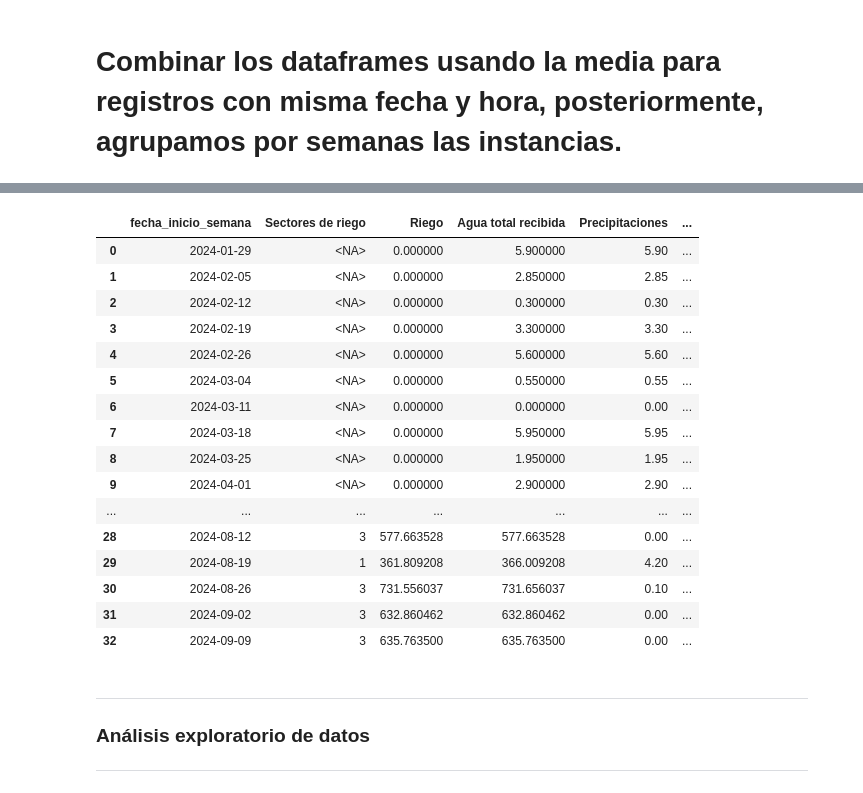
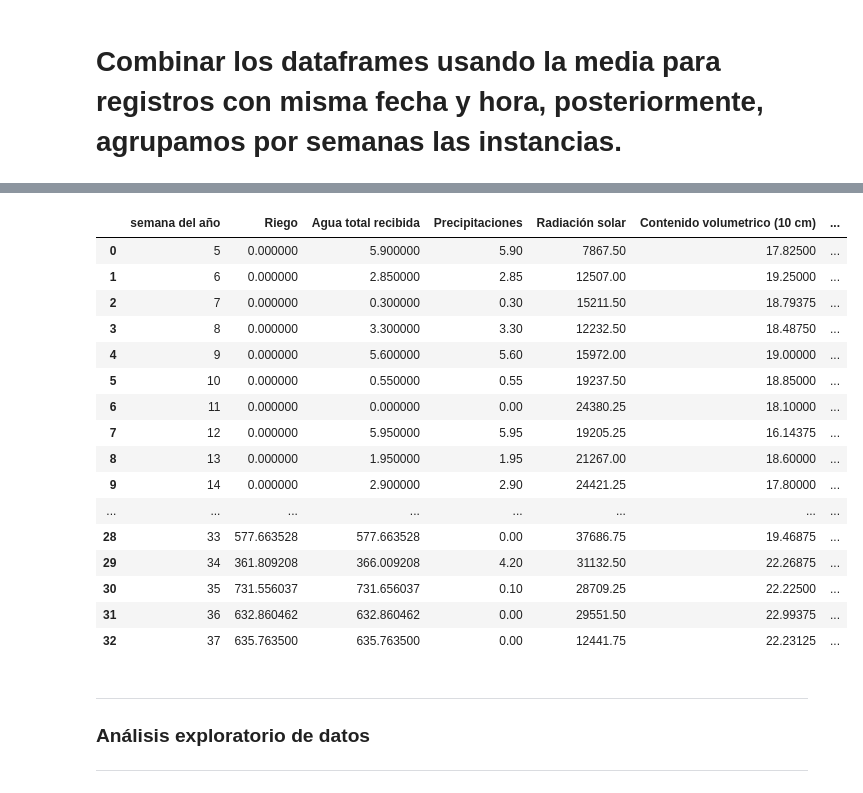
Before and after one commit to rodrigocastroviejo/Optimizacion-de-Riego-Deficitario-Controlado-en-cultivos-Le-osos-Mediante-Machine-Learning, a Jupyter notebook: model/EDA.ipynb, the cells around one changed output, grey strips where cells are left out. Cells and saved outputs as stored; diff of their text form; code cells hidden in the pictures.

```diff
--- a/model/EDA.ipynb
+++ b/model/EDA.ipynb
@@ -133,9 +119,17 @@ estado = [
     'Temperatura en suelo (40 cm)', 'Temperatura en suelo (60 cm)',
     'Índice de calor', 'Humedad relativa', 'Presión de vapor',
     'Temperatura', 'Punto de rocío', 'Temperatura del bulbo húmedo',
-    'Velocidad del viento', 'Racha de viento máxima',
+    'Velocidad del viento', 'Dirección del viento', 'Racha de viento máxima',
     'Humectación en hoja (porcentaje)', 'Presión atmosférica'
 ]
+
+# Para dirección del viento necesitamos un tratamiento especial (promedio circular)
+def mean_angle(angles):
+    """Calcula el promedio angular en grados"""
+    import math
+    sin_sum = sum(math.sin(math.radians(a)) for a in angles)
+    cos_sum = sum(math.cos(math.radians(a)) for a in angles)
+    return math.degrees(math.atan2(sin_sum, cos_sum)) % 360
 
 # Creamos una columna de año-semana para agrupar
 df_combinado['year_week'] = df_combinado.index.strftime('%Y-%U')
@@ -147,6 +141,9 @@ df_semanal = df_combinado.groupby('year_week').agg({
 
     # Variables de estado: mediana (robusta a outliers)
     **{col: 'median' for col in estado if col != 'Dirección del viento'},
+
+    # Dirección del viento: promedio circular
+    'Dirección del viento': lambda x: mean_angle(x.dropna()),
 
     # Hora: podemos quedarnos con la hora más frecuente o dejarla como conteo
     'hour': lambda x: x.mode()[0] if len(x.mode()) > 0 else None
@@ -198,7 +195,6 @@ with pd.option_context('display.max_rows', None, 'display.max_columns', None):
 df_semanal_con_riego = df_semanal.copy()
 
 # Inicializar nuevas columnas
-df_semanal_con_riego['Sectores de riego'] = np.nan
 df_semanal_con_riego['Riego'] = 0.0
 df_semanal_con_riego['Agua total recibida'] = df_semanal_con_riego['Precipitaciones']
 
@@ -217,7 +213,6 @@ for _, riego in df_riego.iterrows():
     fin = riego['Fin']
     agua_total = riego['Agua m³']
     duracion_horas = riego['Duración'].total_seconds() / 3600;
-    sectores = riego['Sectores de Riego']
 
     # Calcular agua por hora
     agua_por_hora = agua_total / duracion_horas
@@ -229,61 +224,56 @@ for _, riego in df_riego.iterrows():
     if semana_inicio is None and semana_fin is None:
         continue  # Riego fuera del rango de semanas analizado
 
     if semana_inicio == semana_fin:
         # Riego completo dentro de una semana
         df_semanal_con_riego.at[semana_inicio, 'Riego'] += agua_total
-        df_semanal_con_riego.at[semana_inicio, 'Sectores de riego'] = sectores
     else:
         # Riego cruza límite semanal - dividir proporcionalmente
         fin_semana = df_semanal_con_riego.loc[semana_inicio, 'fecha_inicio_semana'] + pd.Timedelta(days=7)
         horas_en_semana_inicio = (fin_semana - inicio).total_seconds() / 3600
         horas_en_semana_fin = duracion_horas - horas_en_semana_inicio
 
         # Asignar agua proporcional
         df_semanal_con_riego.at[semana_inicio, 'Riego'] += agua_por_hora * horas_en_semana_inicio
         df_semanal_con_riego.at[semana_fin, 'Riego'] += agua_por_hora * horas_en_semana_fin
 
-        # Asignar sectores (prioridad a la semana con más horas)
-        if horas_en_semana_inicio >= horas_en_semana_fin:
-            df_semanal_con_riego.at[semana_inicio, 'Sectores de riego'] = sectores
-        else:
-            df_semanal_con_riego.at[semana_fin, 'Sectores de riego'] = sectores
-
 # Hacemos la media ya que hasta hora, hemos calculad el acumulativo de riego de los dos sectores(sector 1 y 3)
 df_semanal_con_riego['Riego'] = df_semanal_con_riego['Riego'] / 2
+# No contemplamos los sectores de riego debido a esta media, ya que la informacion sería irrelevante ya que no se ve reflejada en los datos
 
 # Calcular agua total recibida (precipitaciones + riego)
 df_semanal_con_riego['Agua total recibida'] = df_semanal_con_riego['Precipitaciones'] + df_semanal_con_riego['Riego']
 
-# Convertir sectores de riego a entero (manteniendo NaN donde no hay datos)
-df_semanal_con_riego['Sectores de riego'] = df_semanal_con_riego['Sectores de riego'].astype('Int64')
-
 # Reordenar columnas para mejor visualización
-column_order = ['fecha_inicio_semana', 'Sectores de riego', 'Riego', 'Agua total recibida'] + \
+column_order = ['fecha_inicio_semana', 'Riego', 'Agua total recibida'] + \
                [col for col in df_semanal.columns if col not in ['fecha_inicio_semana']]
 df_semanal_con_riego = df_semanal_con_riego[column_order]
+
+# Convertir fecha de inicio semana a el numero de semana del año (más facil de tratar que una fecha)
+df_semanal_con_riego['fecha_inicio_semana'] = df_semanal_con_riego['fecha_inicio_semana'].dt.isocalendar().week
+df_semanal_con_riego = df_semanal_con_riego.rename(columns={'fecha_inicio_semana': 'semana del año'})
 
 
 with pd.option_context('display.max_rows', None, 'display.max_columns', None):
     display(df_semanal_con_riego)
 # %% [output]
-|  | fecha_inicio_semana | Sectores de riego | Riego | Agua total recibida | Precipitaciones | ... |
-| 0 | 2024-01-29 | <NA> | 0.000000 | 5.900000 | 5.90 | ... |
-| 1 | 2024-02-05 | <NA> | 0.000000 | 2.850000 | 2.85 | ... |
-| 2 | 2024-02-12 | <NA> | 0.000000 | 0.300000 | 0.30 | ... |
-| 3 | 2024-02-19 | <NA> | 0.000000 | 3.300000 | 3.30 | ... |
-| 4 | 2024-02-26 | <NA> | 0.000000 | 5.600000 | 5.60 | ... |
-| 5 | 2024-03-04 | <NA> | 0.000000 | 0.550000 | 0.55 | ... |
-| 6 | 2024-03-11 | <NA> | 0.000000 | 0.000000 | 0.00 | ... |
-| 7 | 2024-03-18 | <NA> | 0.000000 | 5.950000 | 5.95 | ... |
-| 8 | 2024-03-25 | <NA> | 0.000000 | 1.950000 | 1.95 | ... |
-| 9 | 2024-04-01 | <NA> | 0.000000 | 2.900000 | 2.90 | ... |
-| ... | ... | ... | ... | ... | ... | ... |
-| 28 | 2024-08-12 | 3 | 577.663528 | 577.663528 | 0.00 | ... |
-| 29 | 2024-08-19 | 1 | 361.809208 | 366.009208 | 4.20 | ... |
-| 30 | 2024-08-26 | 3 | 731.556037 | 731.656037 | 0.10 | ... |
-| 31 | 2024-09-02 | 3 | 632.860462 | 632.860462 | 0.00 | ... |
-| 32 | 2024-09-09 | 3 | 635.763500 | 635.763500 | 0.00 | ... |
+|  | semana del año | Riego | Agua total recibida | Precipitaciones | Radiación solar | Contenido volumetrico (10 cm) | ... |
+| 0 | 5 | 0.000000 | 5.900000 | 5.90 | 7867.50 | 17.82500 | ... |
+| 1 | 6 | 0.000000 | 2.850000 | 2.85 | 12507.00 | 19.25000 | ... |
+| 2 | 7 | 0.000000 | 0.300000 | 0.30 | 15211.50 | 18.79375 | ... |
+| 3 | 8 | 0.000000 | 3.300000 | 3.30 | 12232.50 | 18.48750 | ... |
+| 4 | 9 | 0.000000 | 5.600000 | 5.60 | 15972.00 | 19.00000 | ... |
+| 5 | 10 | 0.000000 | 0.550000 | 0.55 | 19237.50 | 18.85000 | ... |
+| 6 | 11 | 0.000000 | 0.000000 | 0.00 | 24380.25 | 18.10000 | ... |
+| 7 | 12 | 0.000000 | 5.950000 | 5.95 | 19205.25 | 16.14375 | ... |
+| 8 | 13 | 0.000000 | 1.950000 | 1.95 | 21267.00 | 18.60000 | ... |
+| 9 | 14 | 0.000000 | 2.900000 | 2.90 | 24421.25 | 17.80000 | ... |
+| ... | ... | ... | ... | ... | ... | ... | ... |
+| 28 | 33 | 577.663528 | 577.663528 | 0.00 | 37686.75 | 19.46875 | ... |
+| 29 | 34 | 361.809208 | 366.009208 | 4.20 | 31132.50 | 22.26875 | ... |
+| 30 | 35 | 731.556037 | 731.656037 | 0.10 | 28709.25 | 22.22500 | ... |
+| 31 | 36 | 632.860462 | 632.860462 | 0.00 | 29551.50 | 22.99375 | ... |
+| 32 | 37 | 635.763500 | 635.763500 | 0.00 | 12441.75 | 22.23125 | ... |
 # %% [markdown]
 ---
 
```
Also changed, not shown: parts of 12 cells of this notebook.
